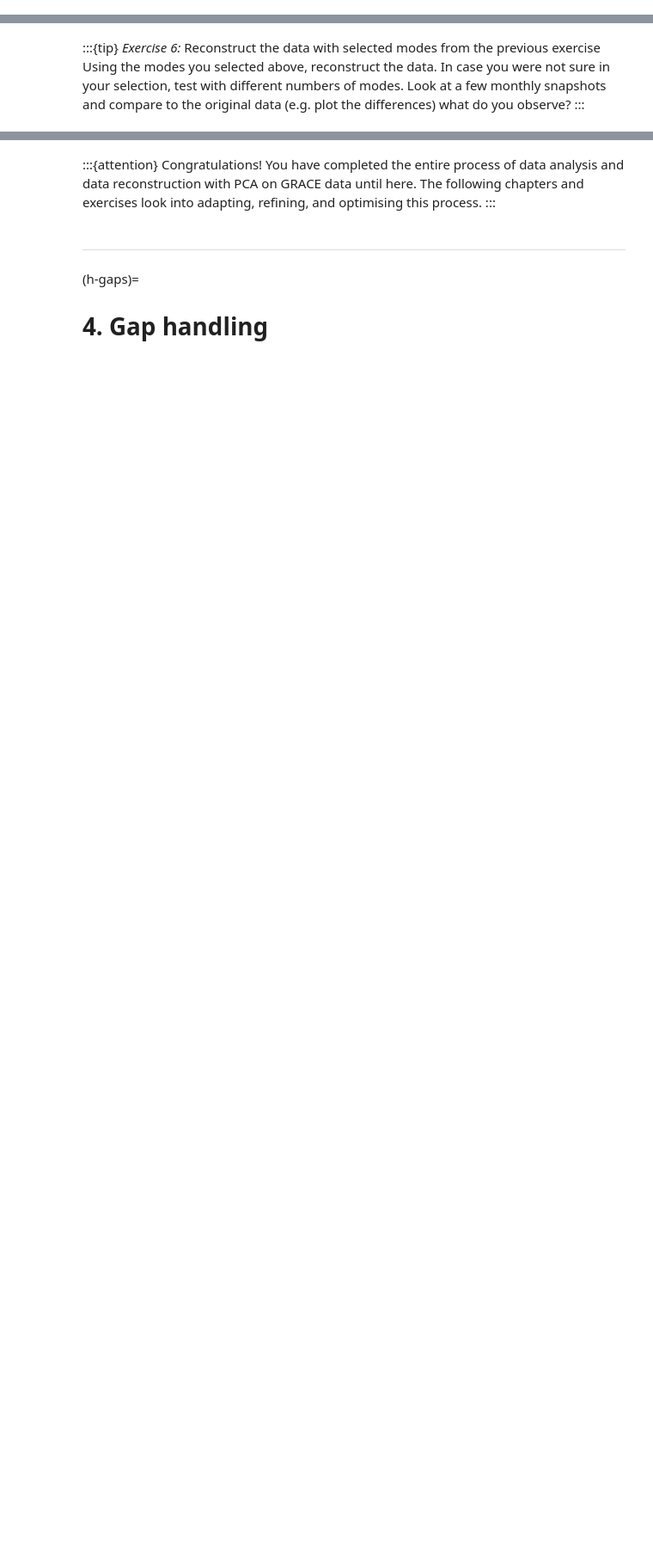
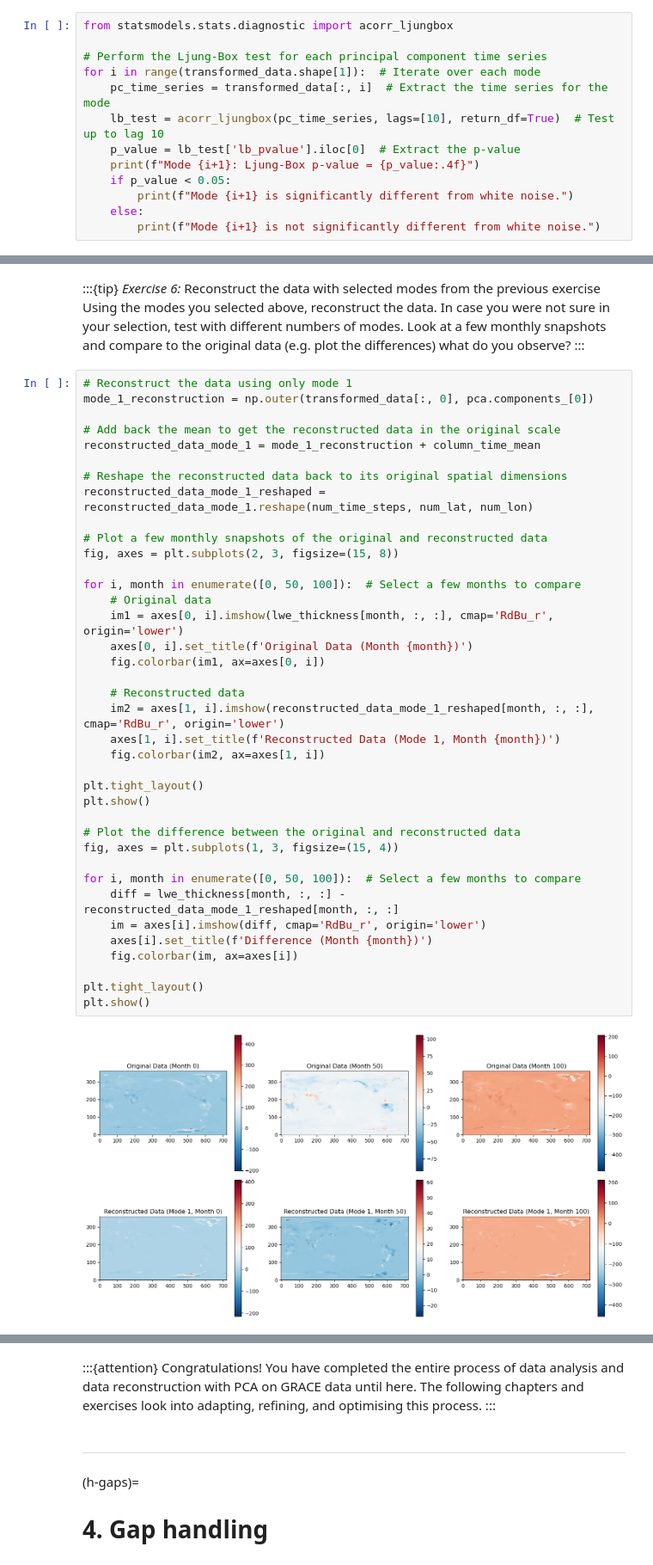
Before and after one commit to faehdy/Space_Data_Kernel, a Jupyter notebook: Grace/Homeworks/Homework_week_2_assignment.ipynb, the cells around one changed output, grey strips where cells are left out. Shown at 86% size. Saved outputs shown, nothing was run; the diff lists cells and outputs as text; blank space fills up the shorter version.

```diff
--- a/Grace/Homeworks/Homework_week_2_assignment.ipynb
+++ b/Grace/Homeworks/Homework_week_2_assignment.ipynb
@@ -190,0 +240,13 @@ For data reconstruction, only the dominant modes are used, so that most of the v
+# %%
+from statsmodels.stats.diagnostic import acorr_ljungbox
+
+# Perform the Ljung-Box test for each principal component time series
+for i in range(transformed_data.shape[1]):  # Iterate over each mode
+    pc_time_series = transformed_data[:, i]  # Extract the time series for the mode
+    lb_test = acorr_ljungbox(pc_time_series, lags=[10], return_df=True)  # Test up to lag 10
+    p_value = lb_test['lb_pvalue'].iloc[0]  # Extract the p-value
+    print(f"Mode {i+1}: Ljung-Box p-value = {p_value:.4f}")
+    if p_value < 0.05:
+        print(f"Mode {i+1} is significantly different from white noise.")
+    else:
+        print(f"Mode {i+1} is not significantly different from white noise.")
@@ -192,3 +265,43 @@ For data reconstruction, only the dominant modes are used, so that most of the v
 :::{tip} _Exercise 6:_ Reconstruct the data with selected modes from the previous exercise
 Using the modes you selected above, reconstruct the data. In case you were not sure in your selection, test with different numbers of modes. Look at a few monthly snapshots and compare to the original data (e.g. plot the differences) what do you observe?
 :::
+# %%
+# Reconstruct the data using only mode 1
+mode_1_reconstruction = np.outer(transformed_data[:, 0], pca.components_[0])
+
+# Add back the mean to get the reconstructed data in the original scale
+reconstructed_data_mode_1 = mode_1_reconstruction + column_time_mean
+
+# Reshape the reconstructed data back to its original spatial dimensions
+reconstructed_data_mode_1_reshaped = reconstructed_data_mode_1.reshape(num_time_steps, num_lat, num_lon)
+
+# Plot a few monthly snapshots of the original and reconstructed data
+fig, axes = plt.subplots(2, 3, figsize=(15, 8))
+
+for i, month in enumerate([0, 50, 100]):  # Select a few months to compare
+    # Original data
+    im1 = axes[0, i].imshow(lwe_thickness[month, :, :], cmap='RdBu_r', origin='lower')
+    axes[0, i].set_title(f'Original Data (Month {month})')
+    fig.colorbar(im1, ax=axes[0, i])
+
+    # Reconstructed data
+    im2 = axes[1, i].imshow(reconstructed_data_mode_1_reshaped[month, :, :], cmap='RdBu_r', origin='lower')
+    axes[1, i].set_title(f'Reconstructed Data (Mode 1, Month {month})')
+    fig.colorbar(im2, ax=axes[1, i])
+
+plt.tight_layout()
+plt.show()
+
+# Plot the difference between the original and reconstructed data
+fig, axes = plt.subplots(1, 3, figsize=(15, 4))
+
+for i, month in enumerate([0, 50, 100]):  # Select a few months to compare
+    diff = lwe_thickness[month, :, :] - reconstructed_data_mode_1_reshaped[month, :, :]
+    im = axes[i].imshow(diff, cmap='RdBu_r', origin='lower')
+    axes[i].set_title(f'Difference (Month {month})')
+    fig.colorbar(im, ax=axes[i])
+
+plt.tight_layout()
+plt.show()
+# %% [output]
+[figure, added]
```
Also changed, not shown: parts of 9 cells of this notebook.
